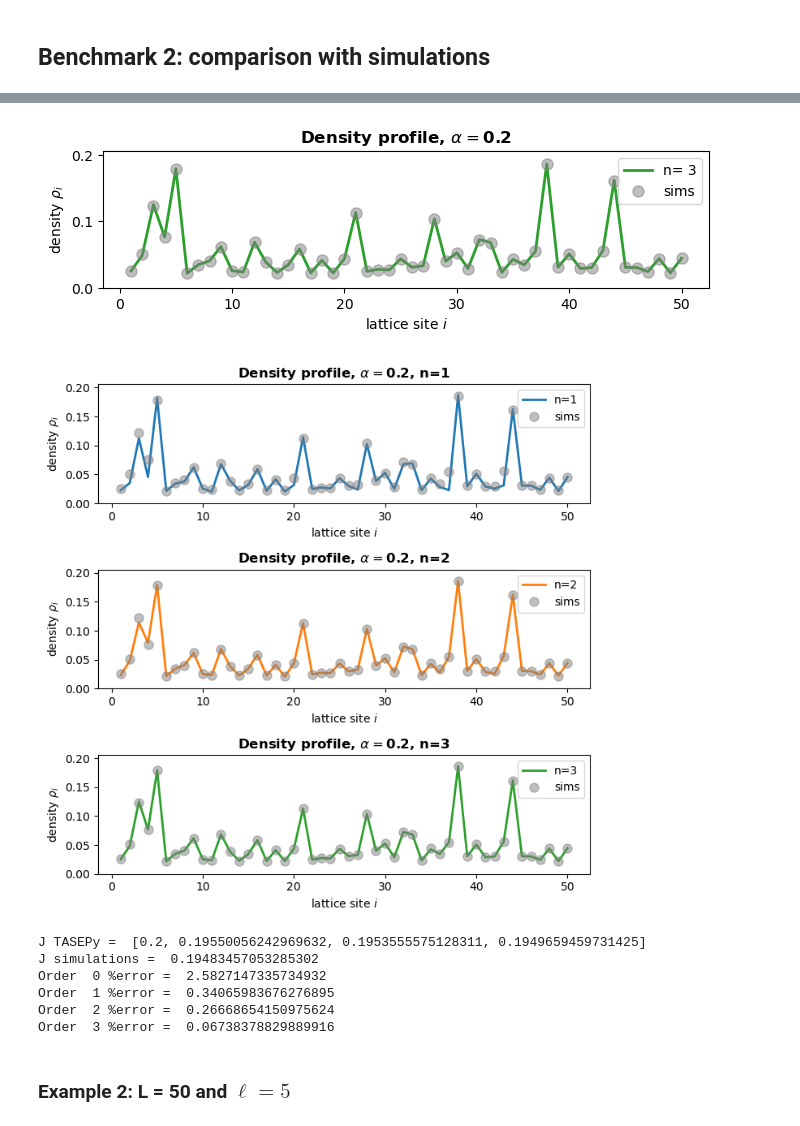
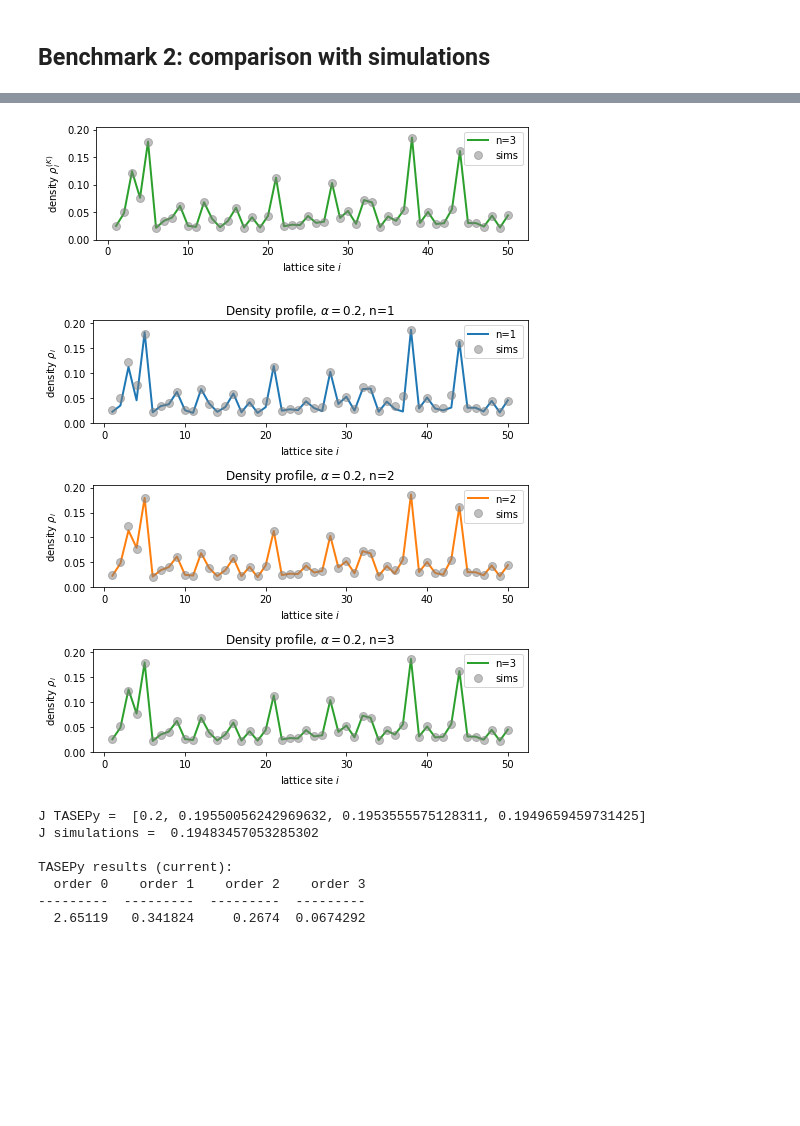
Before and after one commit to ExclusionProcess-tools/TASEPy, a Jupyter notebook: benchmarks_TASEPy.ipynb, the cells around one changed output, grey strips where cells are left out. Cells and saved outputs as stored; diff of their text form; code cells hidden in the pictures; blank space fills up the shorter version.

```diff
--- a/benchmarks_TASEPy.ipynb
+++ b/benchmarks_TASEPy.ipynb
@@ -99,0 +109,4 @@ TASEPy results:
+# %%
+x = [1,2,3]
+y = x
+print(y)
@@ -373,3 +401,11 @@ rhocoeff, Jcoeff = psa_compute(rates, K=3, ll=1)
+# %%
+# computes the PSA for order K = 3
+
+L = len(rates) # lattice size
+ll = 1 # particle size
+K = 3 # maximum PSA order
+
+rhocoeff, Jcoeff = psa_compute(rates, K, ll)
 # %%
 # initiation rate
 
@@ -381,39 +417,38 @@ profile_TASEPy = local_density(rhocoeff, alpha)
 # %%
 import matplotlib.pyplot as plt
 import matplotlib.ticker as ticker
 
 maxrho = max([max(x) for x in profile_TASEPy]) # maximum density need to set the y-axis range
 
 plt.figure(figsize=(7,7/3))
 
-sites = [x + 1 for x in range(len(profile_TASEPy[0]))]
+sites = [x+1 for x in range(L)]
 
-plt.plot(sites, profile_TASEPy[-1], linewidth=2, label='n= 3' , color='tab:green', linestyle='-')
+plt.plot(sites, profile_TASEPy[-1], linewidth=2, label='n='+str(K) , color='C{}'.format(K-1), linestyle='-')
 plt.plot(sites, profile_simulations, 'o', label='sims' , color='gray', ms = 8, alpha=0.5)
 
 plt.ylim(0,1.1*maxrho)
 
 plt.xlabel(r'lattice site $i$', fontsize=10)
-plt.ylabel(r'density $\rho_i$', fontsize=10)
+plt.ylabel(r'density $\rho_{i}^{(K)}$', fontsize=10)
 
 # Set the title
-plt.title(r'Density profile, $\alpha = $' +
-             str(alpha), fontsize=12)
+#plt.title(r'Density profile, $\alpha = $'+str(alpha), fontsize=12)
 
 plt.legend(loc='upper right')
 plt.tight_layout()
 plt.show()
 # %% [output]
-[figure, old version]
+[figure, new version]
 # %%
-n_values = [1, 2, 3]
+n_values = range(1,K+1)
 
 maxrho = max([max(x) for x in profile_TASEPy]) # maximum density need to set the y-axis range
 
-# Create a figure with three subplots, arranged in 1 row and 3 columns
-fig, axs = plt.subplots(3, 1, figsize=(7,7), sharex=False, sharey=True)
+# Create a figure with K subplots, arranged in K rows and 1 columns
+fig, axs = plt.subplots(K, 1, figsize=(7,K*7/3), sharex=False, sharey=True)
 
-sites = [x + 1 for x in range(len(profile_TASEPy[0]))]
+sites = [x + 1 for x in range(L)]
 
 for i, n in enumerate(n_values):
     ax = axs[i]  # Select the current subplot
@@ -425,7 +460,7 @@ for i, n in enumerate(n_values):
 
     ax.set_xlabel(r'lattice site $i$', fontsize=10)
     ax.set_ylabel(r'density $\rho_i$', fontsize=10)
-    ax.set_title(r'Density profile, $\alpha = $' + str(alpha) + f', n={n}', fontsize=12, fontweight='bold')
+    ax.set_title(r'Density profile, $\alpha = $' + str(alpha) + f', n={n}', fontsize=12)
 
     ax.legend(loc='upper right')
 
@@ -434,21 +469,24 @@ plt.tight_layout()
 
 plt.show()
 # %% [output]
-[figure, old version]
+[figure, new version]
 # %%
 J_TASEPy = current(Jcoeff, alpha)
 
 print('J TASEPy = ', J_TASEPy)
 print('J simulations = ', J_simulations)
 
-for n,j in enumerate(J_TASEPy):
-    print('Order ',n, '%error = ', 100*(j-J_simulations)/j)
+per_err = [100*abs(j-J_simulations)/J_simulations for j in J_TASEPy]
+headers = ['order ' + str(x) for x in range(K+1)]
+
+print()
+print('TASEPy results (current):')
+print(tabulate([per_err], headers = headers))
 # %% [output]
 J TASEPy =  [0.2, 0.19550056242969632, 0.1953555575128311, 0.1949659459731425]
 J simulations =  0.19483457053285302
-Order  0 %error =  2.5827147335734932
-Order  1 %error =  0.34065983676276895
-Order  2 %error =  0.26668654150975624
-Order  3 %error =  0.06738378829889916
+
+TASEPy results (current):
+  order 0    order 1    order 2    order 3
+---------  ---------  ---------  ---------
+  2.65119   0.341824     0.2674  0.0674292
-# %% [markdown]
-### Example 2: L = 50 and $\ell = 5$
```
Also changed, not shown: parts of 30 cells of this notebook, 3 other files.
